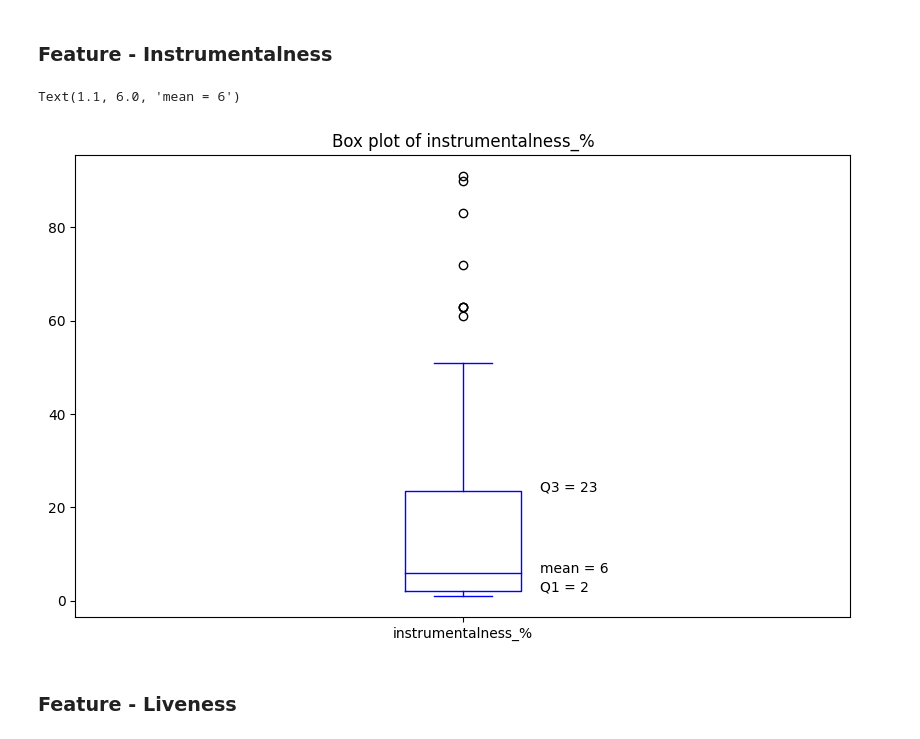
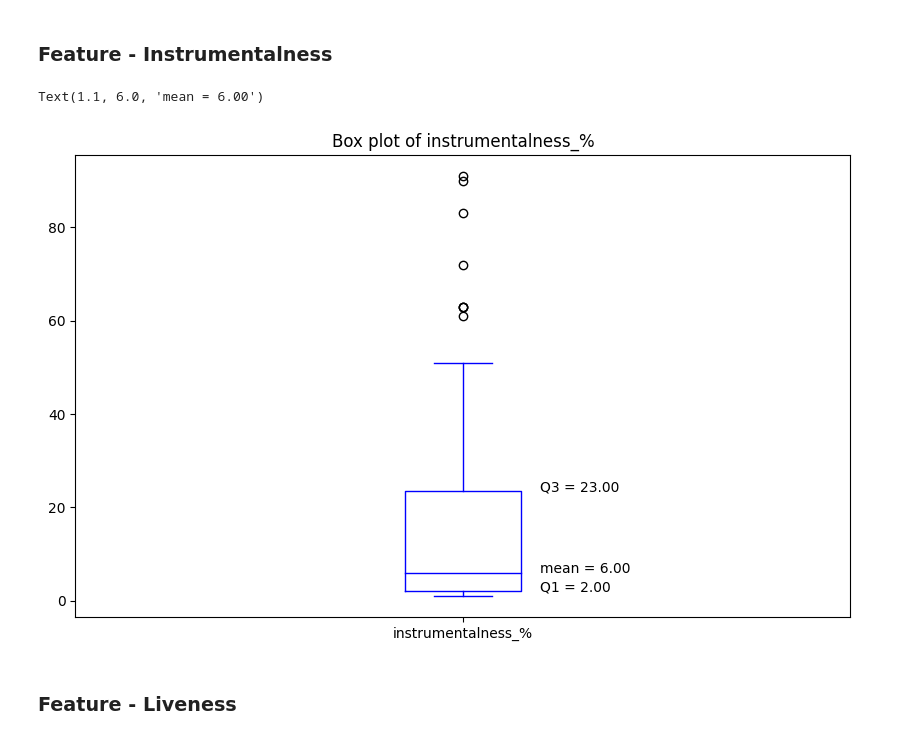
Before and after one commit to TharachonWarin/Spotify_Project_203, a Jupyter notebook: 204203_group_2.ipynb, the cells around one changed output. Cells and saved outputs as stored; diff of their text form; code cells hidden in the pictures.

```diff
--- a/204203_group_2.ipynb
+++ b/204203_group_2.ipynb
@@ -167,29 +167,29 @@ Text(1.1, -1.0, 'Q3 = 43.00')
 # %%
 speech = sp23[(sp23['instrumentalness_%'] > 0)]
 Q1 = speech['instrumentalness_%'].quantile(0.25)
 Q3 = speech['instrumentalness_%'].quantile(0.75)
 Q2 = speech['instrumentalness_%'].quantile(0.50)
 
 IQR = Q3 - Q1
 
 lower_bound = Q1 - 1.5 * IQR
 upper_bound = Q3 + 1.5 * IQR
 
 # plt.ylim(0,30)
 
 # boxplot
 
 speech['instrumentalness_%'].plot(kind='box',figsize=(10,6), color="blue")
 # sp23['instrumentalness_%'].plot(kind='box',figsize=(10,6), color="blue")
 plt.title('Box plot of instrumentalness_%')
 
 # add text
-plt.text(1.1,Q1, "Q1 = 2",fontsize=10)
-plt.text(1.1,Q3, "Q3 = 23",fontsize=10)
-plt.text(1.1,Q2, "mean = 6", fontsize=10)
+plt.text(1.1,Q1, "Q1 = 2.00",fontsize=10)
+plt.text(1.1,Q3, "Q3 = 23.00",fontsize=10)
+plt.text(1.1,Q2, "mean = 6.00", fontsize=10)
 # %% [output]
-Text(1.1, 6.0, 'mean = 6')
+Text(1.1, 6.0, 'mean = 6.00')
-[figure, old version]
+[figure, new version]
 # %% [markdown]
 ### Feature - Liveness
 # %%
```
Also changed, not shown: parts of 1 cell of this notebook.
